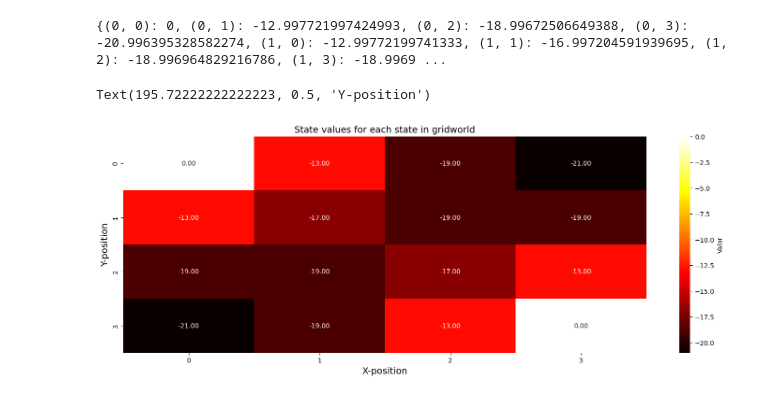
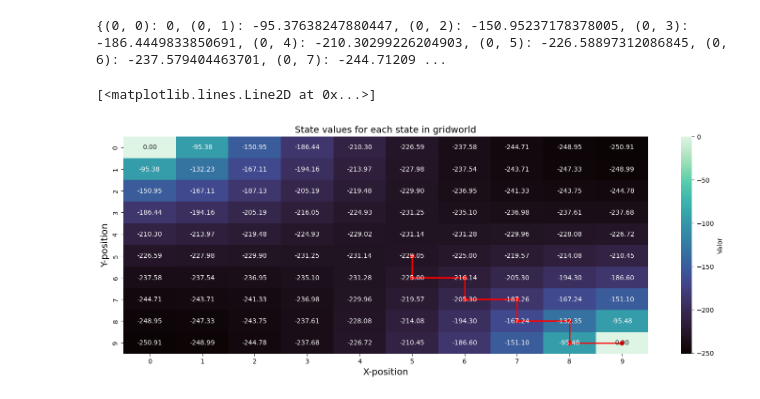
Before and after one commit to VictorFariaDeSa/MachineLearning_Pratice, a Jupyter notebook: ReinforcementLearning/gridworldB.ipynb, the cells around one changed output. Saved outputs shown, nothing was run; the diff lists cells and outputs as text; code cells hidden in the pictures.

Commit message:
agentMotionPlanning

```diff
--- a/ReinforcementLearning/gridworldB.ipynb
+++ b/ReinforcementLearning/gridworldB.ipynb
@@ -11,8 +11,7 @@ class Grid:
         self.states = [(x,y) for x in range(xDim) for y in range(yDim)]
         self.stateValues = {}
         self.actions = ["left","right","up","down"]
-        self.rewards = {"terminal":0,
-                        "nonTerminal":-1}
+        self.rewards = {"terminal":0,"nonTerminal":-1}
         self.terminalStates = [(0,0),(self.xDim-1,self.yDim-1)]
 
     def startStateValues(self):
@@ -64,23 +63,40 @@ class Grid:
         for (x, y), value in self.stateValues.items():
             data_array[y, x] = value
         return data_array
+
+class Agent():
+    def __init__(self,grid):
+        self.grid = grid
+        self.pos = (0,0)
+        while self.pos in self.grid.terminalStates:
+            self.pos = random.choice(grid.states)
+
+    def findNextPosition(self):
+        nextStateValue = float("-inf")
+        nextState = None
+        for action in self.grid.actions:
+            if self.grid.stateValues[self.grid.simulateAction(self.pos,action)] > nextStateValue:
+                nextState = self.grid.simulateAction(self.pos,action)
+                nextStateValue = self.grid.stateValues[self.grid.simulateAction(self.pos,action)]
+        return nextState
 # %%
 std_reward = -1
 gamma = 1
 
-grid = Grid(4,4)
+grid = Grid(10,10)
 grid.startStateValues()
-for _ in range(100):
+for _ in range(500):
     grid.updateAllStateValues(gamma)
 print(grid.stateValues)
 # %% [output]
-{(0, 0): 0, (0, 1): -12.997721997424993, (0, 2): -18.99672506649388, (0, 3): -20.996395328582274, (1, 0): -12.99772199741333, (1, 1): -16.997204591939695, (1, 2): -18.996964829216786, (1, 3): -18.9969 ...
+{(0, 0): 0, (0, 1): -95.37638247880447, (0, 2): -150.95237178378005, (0, 3): -186.4449833850691, (0, 4): -210.30299226204903, (0, 5): -226.58897312086845, (0, 6): -237.579404463701, (0, 7): -244.71209 ...
 # %%
 plt.figure(figsize=(18, 6))
-sns.heatmap(grid.getArray(), cmap='hot', annot=True, fmt='.2f', cbar_kws={'label': 'Valor'})
+sns.heatmap(grid.getArray(), cmap='mako', annot=True, fmt='.2f', cbar_kws={'label': 'Valor'})
 plt.title('State values for each state in gridworld',fontsize = 14)
 plt.xlabel('X-position',fontsize = 14)
 plt.ylabel('Y-position',fontsize = 14)
+plt.plot(xcoords, ycoords, color='red', linewidth=2, marker='o')
 # %% [output]
-Text(195.72222222222223, 0.5, 'Y-position')
+[<matplotlib.lines.Line2D at 0x...>]
-[figure, old version]
+[figure, new version]
```
Also changed, not shown: parts of 1 cell of this notebook.
